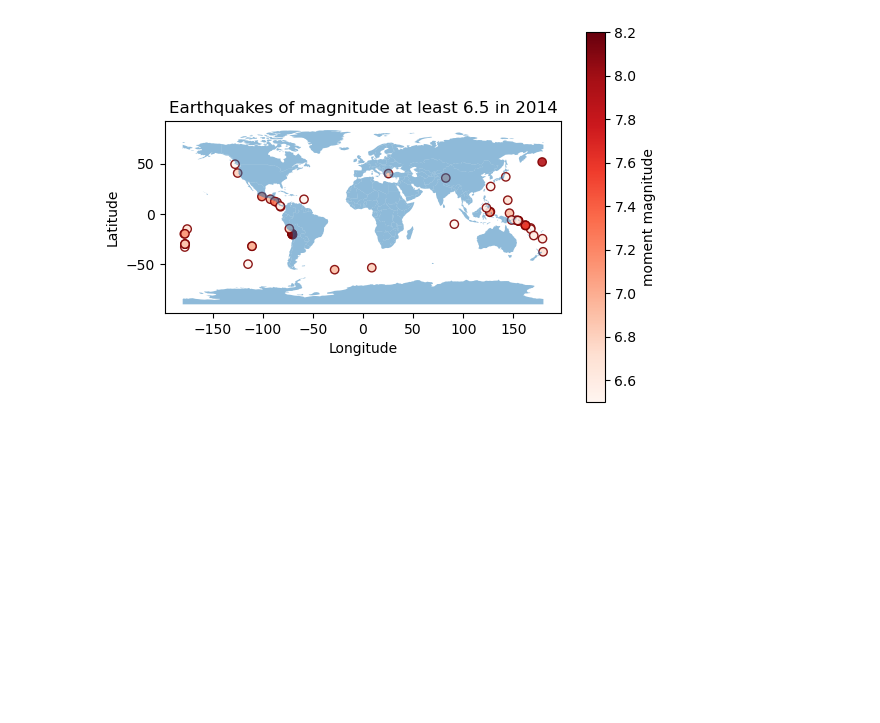
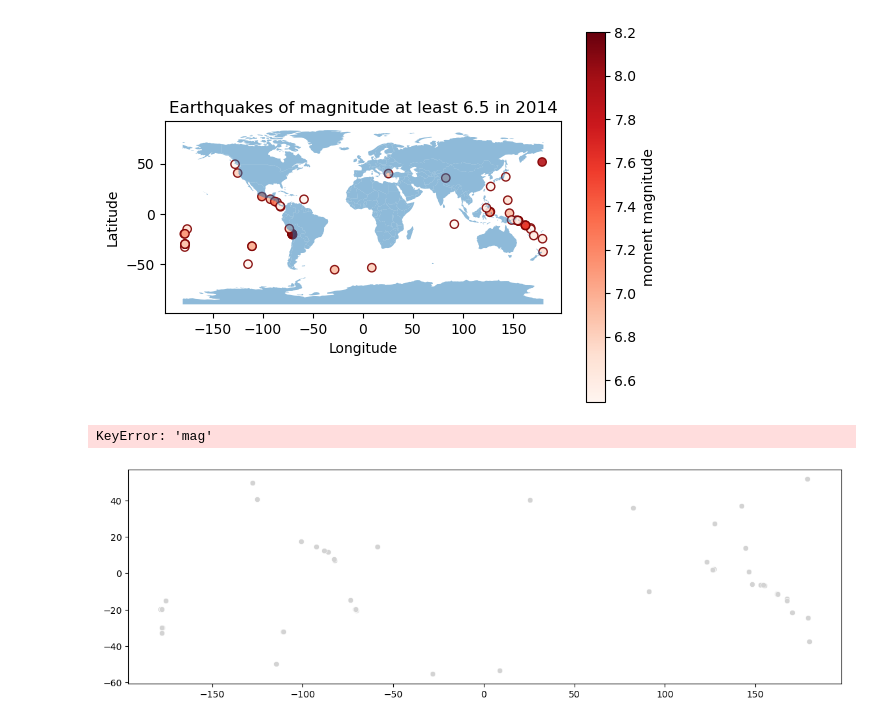
Before and after one commit to cllorey/earthquake-branching, a Jupyter notebook: section-5-earthquakes.ipynb, the cells around one changed output. Cells and saved outputs as stored; diff of their text form; code cells hidden in the pictures; blank space fills up the shorter version.

Commit message:
finish plot

```diff
--- a/section-5-earthquakes.ipynb
+++ b/section-5-earthquakes.ipynb
@@ -128,3 +128,33 @@ ax.set_ylabel('Latitude')
 plt.show()
 # %% [output]
 [figure]
+# %%
+# Fatiq's code
+fig, ax = plt.subplots(figsize=(14, 7))
+
+# Basemap: countries in light gray with white borders
+filter_eqk.plot(ax=ax, color='lightgray', edgecolor='white', linewidth=0.5)
+
+# Earthquakes colored by magnitude
+boundaries.plot(
+    ax=ax,
+    column='mag',
+    cmap='YlOrRd',
+    markersize=60,
+    edgecolor='black',
+    linewidth=0.4,
+    alpha=0.9,
+    legend=True,
+    legend_kwds={'label': 'Magnitude', 'orientation': 'horizontal', 'shrink': 0.5, 'pad': 0.02}
+)
+
+ax.set_title('Earthquakes with magnitude ≥ 6.5 in 2014', fontsize=16, pad=12)
+ax.set_axis_off()
+
+# Section 4 of the discussion: each partner adds their name on their own branch.
+plt.figtext(0.95, 0.03, 'Author: Partner 1 & Partner 2', ha='right', fontsize=9, color='gray')
+
+plt.show()
+# %% [output]
+KeyError: 'mag'
+[figure, added]
```
